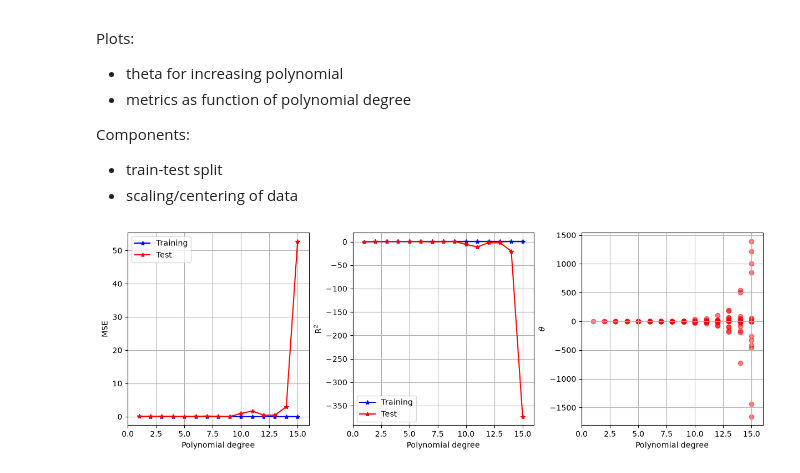
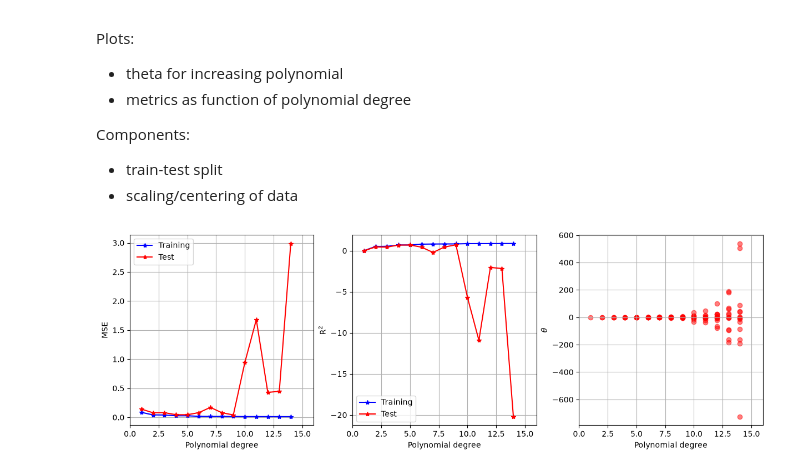
Before and after one commit to lukasMK01/FYS-STK4155, a Jupyter notebook: project_1/wip_project1.ipynb, the cells around one changed output. Cells and saved outputs as stored; diff of their text form; code cells hidden in the pictures.

```diff
--- a/project_1/wip_project1.ipynb
+++ b/project_1/wip_project1.ipynb
@@ -97,7 +97,7 @@ mse_test = []
 r2_train = []
 r2_test = []
 save_theta = []
-for d in range(1,16):
+for d in range(1,15):
     #Design matrix on the training data:
     X_train, X_test, y_train, y_test = prepare_design_matrix(x_train, x_test, y_train, y_test, degree=d, intercept=False)
 
@@ -113,33 +113,33 @@ for d in range(1,16):
 
 
 #Plotting the MSE as a function of polynomial degree
-xx = np.linspace(1,15,15)
+xx = np.linspace(1,14,14)
 
 fig, ax = plt.subplots(1,3,figsize=(12,4), constrained_layout=True)
 
 for a in ax:
     a.grid()
     a.set_xlim(0,16)
 
 ax[0].plot(xx,mse_train,"b*-",label="Training")
 ax[0].plot(xx,mse_test,"r*-",label="Test")
 ax[0].set_ylabel("MSE")
 ax[0].set_xlabel("Polynomial degree")
 ax[0].legend()
 
 ax[1].plot(xx,r2_train,"b*-",label="Training")
 ax[1].plot(xx,r2_test,"r*-",label="Test")
 ax[1].set_ylabel("R$^2$")
 ax[1].set_xlabel("Polynomial degree")
 ax[1].legend()
 
 for i in range(len(save_theta)):
     ax[2].scatter(np.full(i+1, xx[i]), save_theta[i], color='r', alpha=0.5)
 # ax[2].plot(xx,save_theta,"r*-",label="Test")
 ax[2].set_ylabel(r"$\theta$")
 ax[2].set_xlabel("Polynomial degree")
 
 
 plt.show()
 # %% [output]
-[figure, old version]
+[figure, new version]
```
Also changed, not shown: 2 other files.
